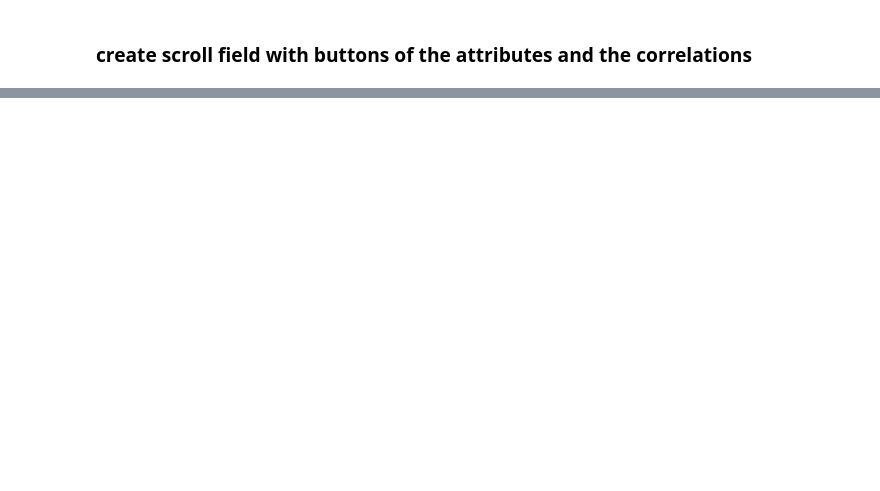
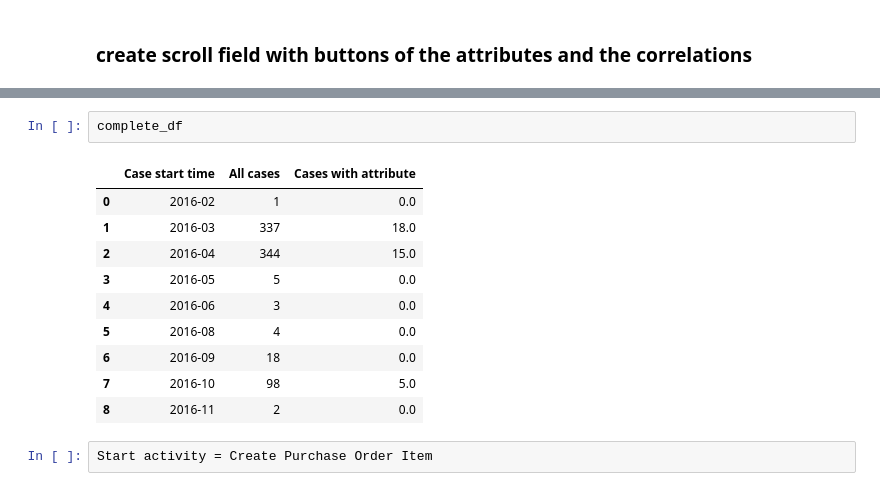
Before and after one commit to Schichael/thesis_one_click_ml, a Jupyter notebook: screen_statistical_analysis.ipynb, the cells around one changed output, grey strips where cells are left out. Saved outputs shown, nothing was run; the diff lists cells and outputs as text; blank space fills up the shorter version.

```diff
--- a/screen_statistical_analysis.ipynb
+++ b/screen_statistical_analysis.ipynb
@@ -48,0 +480,15 @@ dm_info = DataModelInfo(dm)
+# %%
+complete_df
+# %% [output]
+|  | Case start time | All cases | Cases with attribute |
+| 0 | 2016-02 | 1 | 0.0 |
+| 1 | 2016-03 | 337 | 18.0 |
+| 2 | 2016-04 | 344 | 15.0 |
+| 3 | 2016-05 | 5 | 0.0 |
+| 4 | 2016-06 | 3 | 0.0 |
+| 5 | 2016-08 | 4 | 0.0 |
+| 6 | 2016-09 | 18 | 0.0 |
+| 7 | 2016-10 | 98 | 5.0 |
+| 8 | 2016-11 | 2 | 0.0 |
+# %%
+Start activity = Create Purchase Order Item
```
Also changed, not shown: parts of 23 cells of this notebook, 2 other files.
